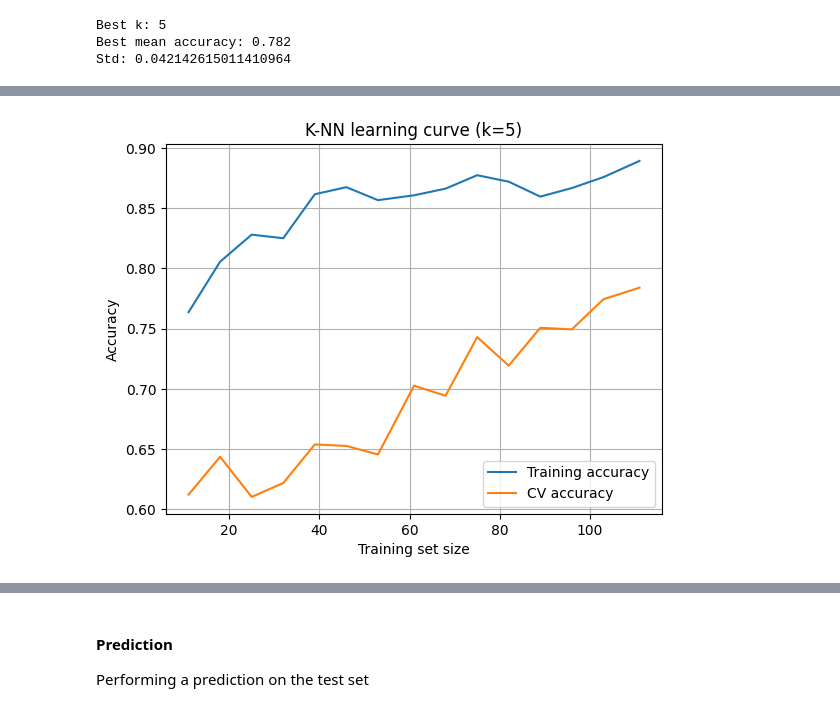
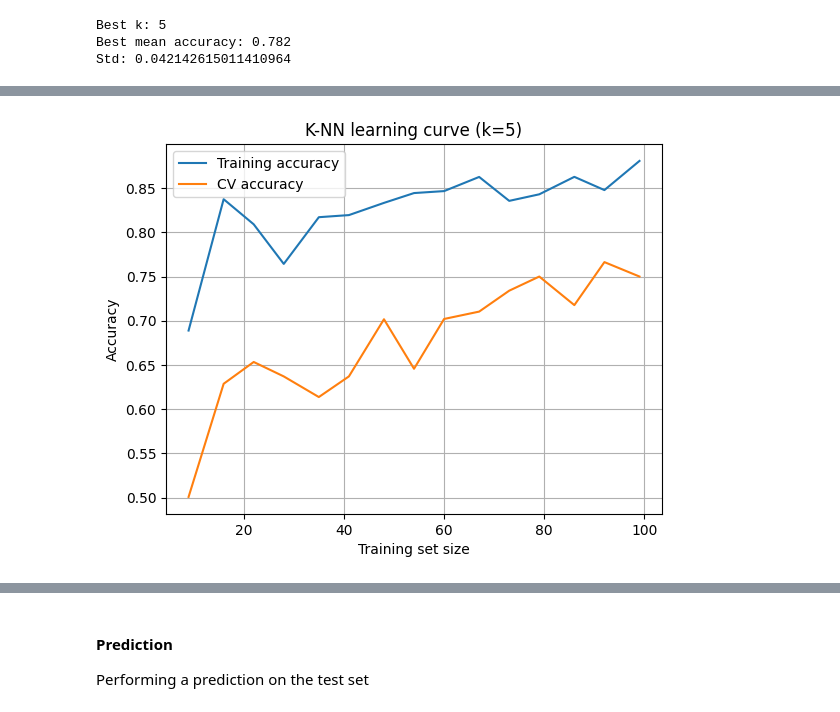
Before and after one commit to Borbico/Machine_Learning_Melaccio, a Jupyter notebook: collaudo/monk_KNN.ipynb, the cells around one changed output, grey strips where cells are left out. Saved outputs shown, nothing was run; the diff lists cells and outputs as text; code cells hidden in the pictures.

Commit message:
reorganized KNN with multi K learning curves

```diff
--- a/collaudo/monk_KNN.ipynb
+++ b/collaudo/monk_KNN.ipynb
@@ -56,4 +61,4 @@ kc.plot_knn_validation_curve(cv_scores_1, train_scores_1)
 # %%
-kc.plot_knn_learning_curve(monk_1_TR_features, monk_1_TR_labels, best_k, 5 , 42)
+kc.plot_knn_learning_curve(model_1, monk_1_TR_features, monk_1_TR_labels, default_cv)
 # %% [output]
-[figure, old version]
+[figure, new version]
```
Also changed, not shown: parts of 12 cells of this notebook, 5 other files.
